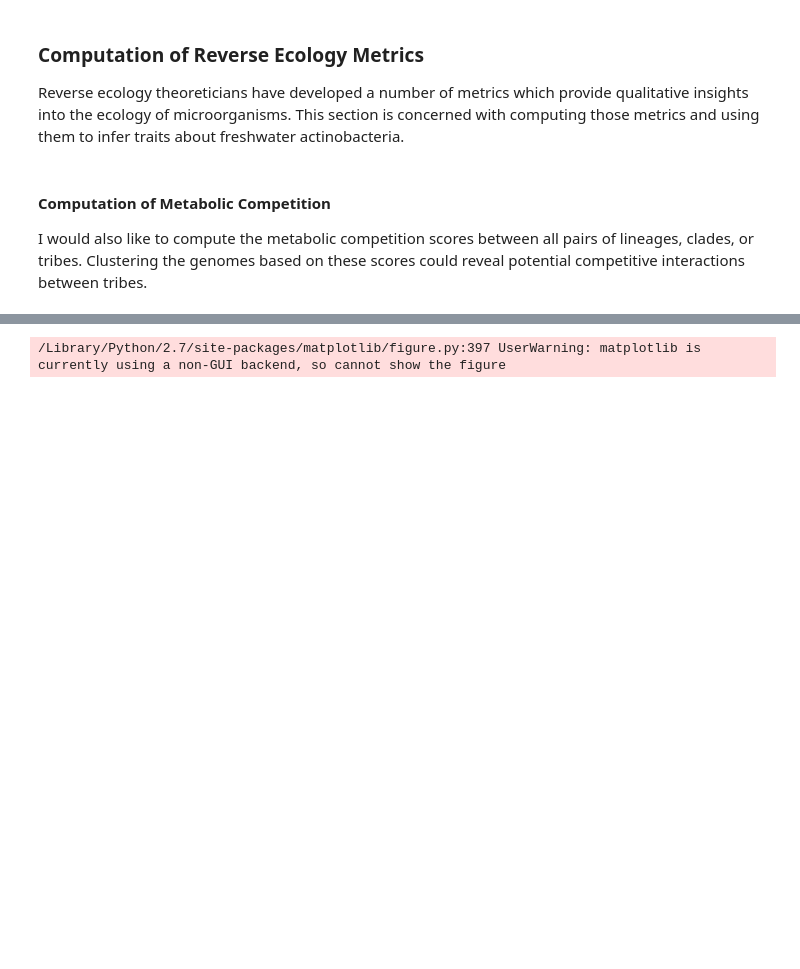
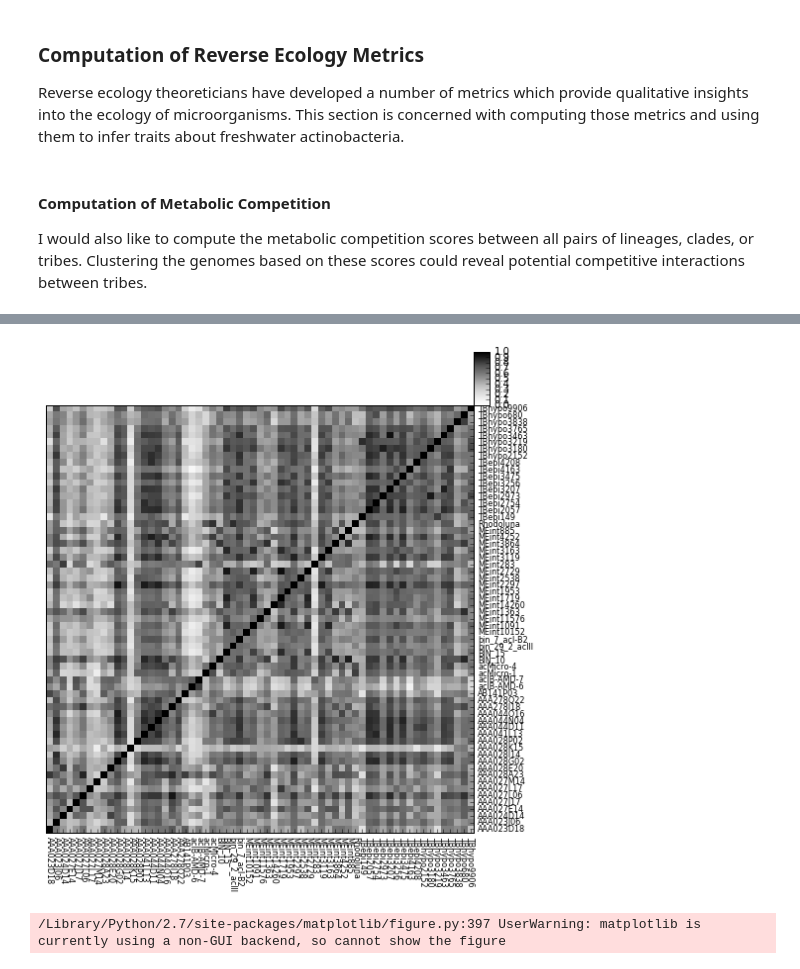
Before and after one commit to celawson87/reverseEcology, a Jupyter notebook: iPythonNotebooks/masterNotebookv3.ipynb, the cells around one changed output, grey strips where cells are left out. Drawn from its saved outputs; the diff is of its cells as text; code cells hidden in the pictures; blank space fills up the shorter version.

Commit message:
Update compete/cooperate functions to operate on individual genomes. Rerun notebook to compute. Track results.

```diff
--- a/iPythonNotebooks/masterNotebookv3.ipynb
+++ b/iPythonNotebooks/masterNotebookv3.ipynb
@@ -424,3 +424,12 @@ Reverse ecology theoreticians have developed a number of metrics which provide q
 #### Computation of Metabolic Competition
 
 I would also like to compute the metabolic competition scores between all pairs of lineages, clades, or tribes. Clustering the genomes based on these scores could reveal potential competitive interactions between tribes.
+# %%
+# Define local folder structure for data input and processing.
+externalDataDir = 'externalData'
+mergedModelDir = 'ProcessedModelFiles'
+summaryStatsDir = 'DataSummaries'
+
+[groupList, metabCompeteDF] = ef.computeMetabCompete(mergedModelDir, summaryStatsDir, 'Genome', '../externalData/taxonomy.csv')
+ef.plotDataFrame(metabCompeteDF, groupList, externalDataDir, summaryStatsDir, 'metabolicCompetition-Genome.png')
+# %% [output]
@@ -427,3 +437,4 @@ I would also like to compute the metabolic competition scores between all pairs
+[figure, added]
 # %%
 # Define local folder structure for data input and processing.
 externalDataDir = 'externalData'
```
Also changed, not shown: parts of 2 cells of this notebook, 5 other files.
